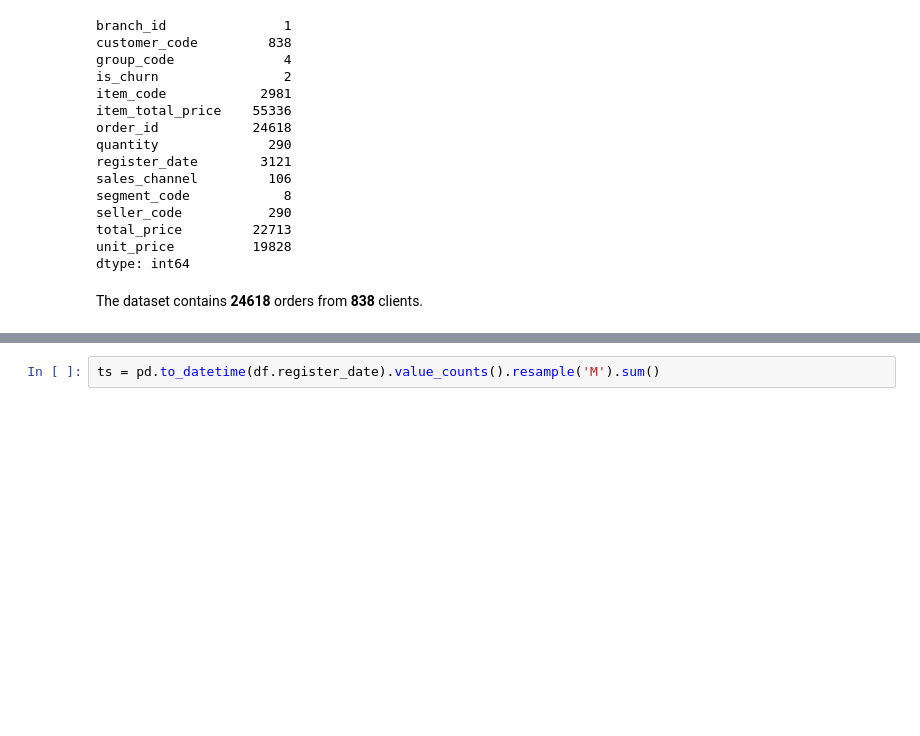
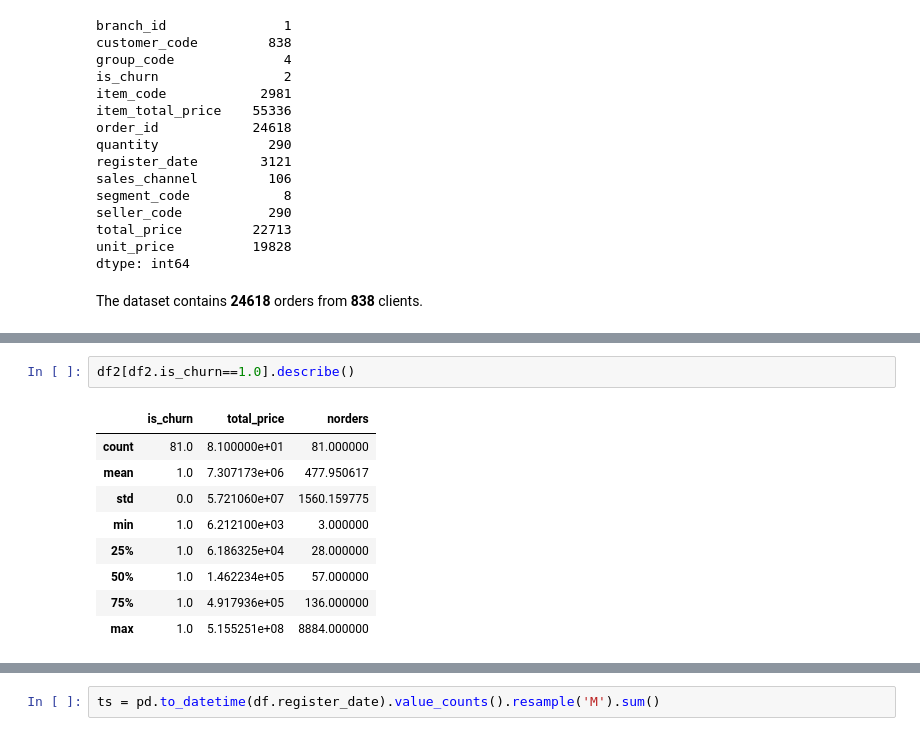
Before and after one commit to jruizvar/TOTVSLabs, a Jupyter notebook: solution.ipynb, the cells around one changed output, grey strips where cells are left out. Drawn from its saved outputs; the diff is of its cells as text; blank space fills up the shorter version.

```diff
--- a/solution.ipynb
+++ b/solution.ipynb
@@ -44 +86,13 @@ The dataset contains **24618** orders from **838** clients.
+# %%
+df2[df2.is_churn==1.0].describe()
+# %% [output]
+|  | is_churn | total_price | norders |
+| count | 81.0 | 8.100000e+01 | 81.000000 |
+| mean | 1.0 | 7.307173e+06 | 477.950617 |
+| std | 0.0 | 5.721060e+07 | 1560.159775 |
+| min | 1.0 | 6.212100e+03 | 3.000000 |
+| 25% | 1.0 | 6.186325e+04 | 28.000000 |
+| 50% | 1.0 | 1.462234e+05 | 57.000000 |
+| 75% | 1.0 | 4.917936e+05 | 136.000000 |
+| max | 1.0 | 5.155251e+08 | 8884.000000 |
 # %% [markdown]
```
Also changed, not shown: parts of 6 cells of this notebook.
